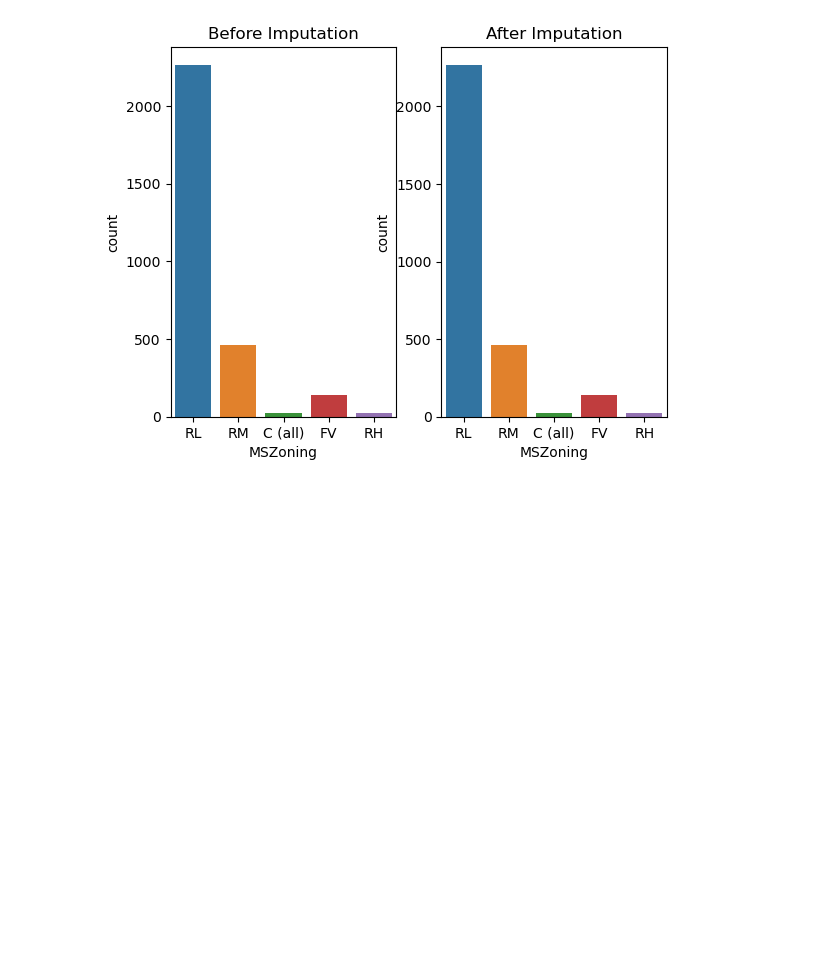
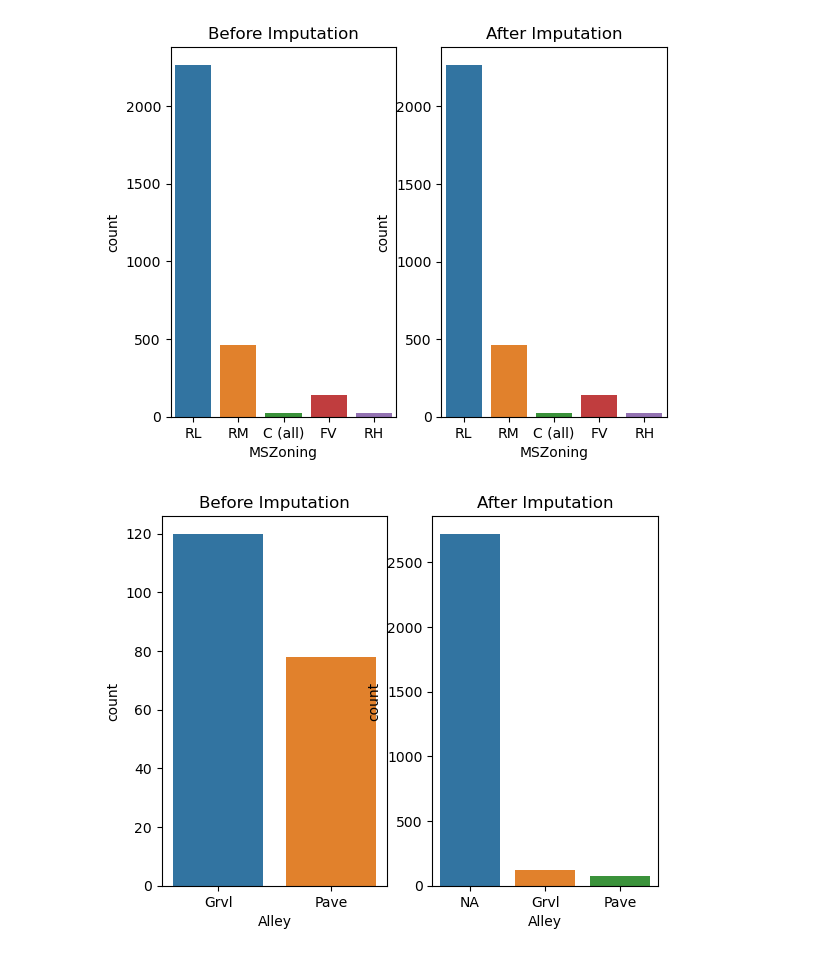
Before and after one commit to surajpoddar-ml/House-price--predictor, a Jupyter notebook: Machine L/src/main.ipynb, the cells around one changed output. Drawn from its saved outputs; the diff is of its cells as text; code cells hidden in the pictures; blank space fills up the shorter version.

Commit message:
handle missing values for Alley and LotFrontage

```diff
--- a/Machine L/src/main.ipynb
+++ b/Machine L/src/main.ipynb
@@ -316,3 +316,15 @@ feature="MSZoning"
 plot_data(df,df_mvi,feature)
 # %% [output]
 [figure]
+# %%
+## handleing alley = 93.216855
+
+df_mvi["Alley"].value_counts()
+alley_cont="NA"
+df_mvi["Alley"].replace(np.nan,alley_cont,inplace=True) # replace missing value with 'NA'
+df_mvi["Alley"].isnull().sum()
+
+# compare before and after imputation
+plot_data(df,df_mvi,"Alley")
+# %% [output]
+[figure, added]
```
Also changed, not shown: parts of 4 cells of this notebook.
